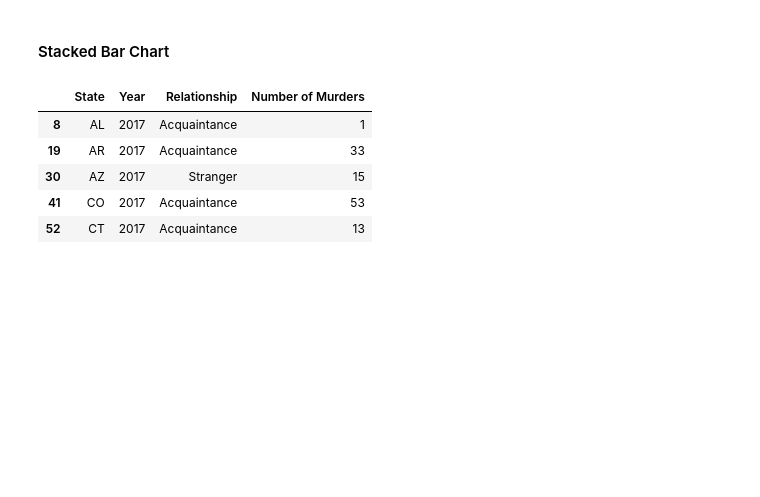
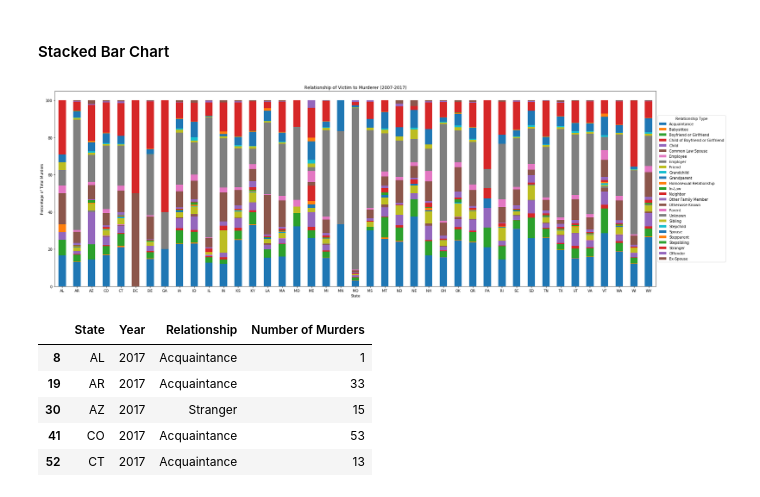
Before and after one commit to stace2775/07-Group_Project_1, a Jupyter notebook: Relationships.ipynb, the cells around one changed output. Cells and saved outputs as stored; diff of their text form; code cells hidden in the pictures; blank space fills up the shorter version.

Commit message:
Stacked Bar Chart: Relationship of Victim to Murdere 2007-2017

```diff
--- a/Relationships.ipynb
+++ b/Relationships.ipynb
@@ -412,3 +405,23 @@ plt.show()
+# %%
+#relStatePercDF.groupby(["State", ""])
+#- X-axis = state
+#- Y-axis = percentage of murders
+#- Stack = each type of relationship
+relStatePercDFNoTotal = relStatePercDF.drop(axis=1, columns=["Total Murders"])
+
+relStatePercDFNoTotal.plot(kind='bar',
+                           stacked=True,
+                           title="Relationship of Victim to Murderer (2007-2017)",
+                           figsize=(30,10),
+                           rot=0
+                           )
+plt.legend(loc='center left', bbox_to_anchor=(1.0, 0.5), title="Relationship Type")
+plt.xlabel("State")
+plt.ylabel("Percentage of Total Murders")
+
+plt.savefig("Image_RelVictimToMurderAllYears.png")
+# %% [output]
+[figure, added]
 # %%
 #2017 max data
 data2017 = relMaxNoUnknownDF.loc[relMaxNoUnknownDF["Year"] == 2017, :]
```
Also changed, not shown: parts of 2 cells of this notebook, 1 other file.
